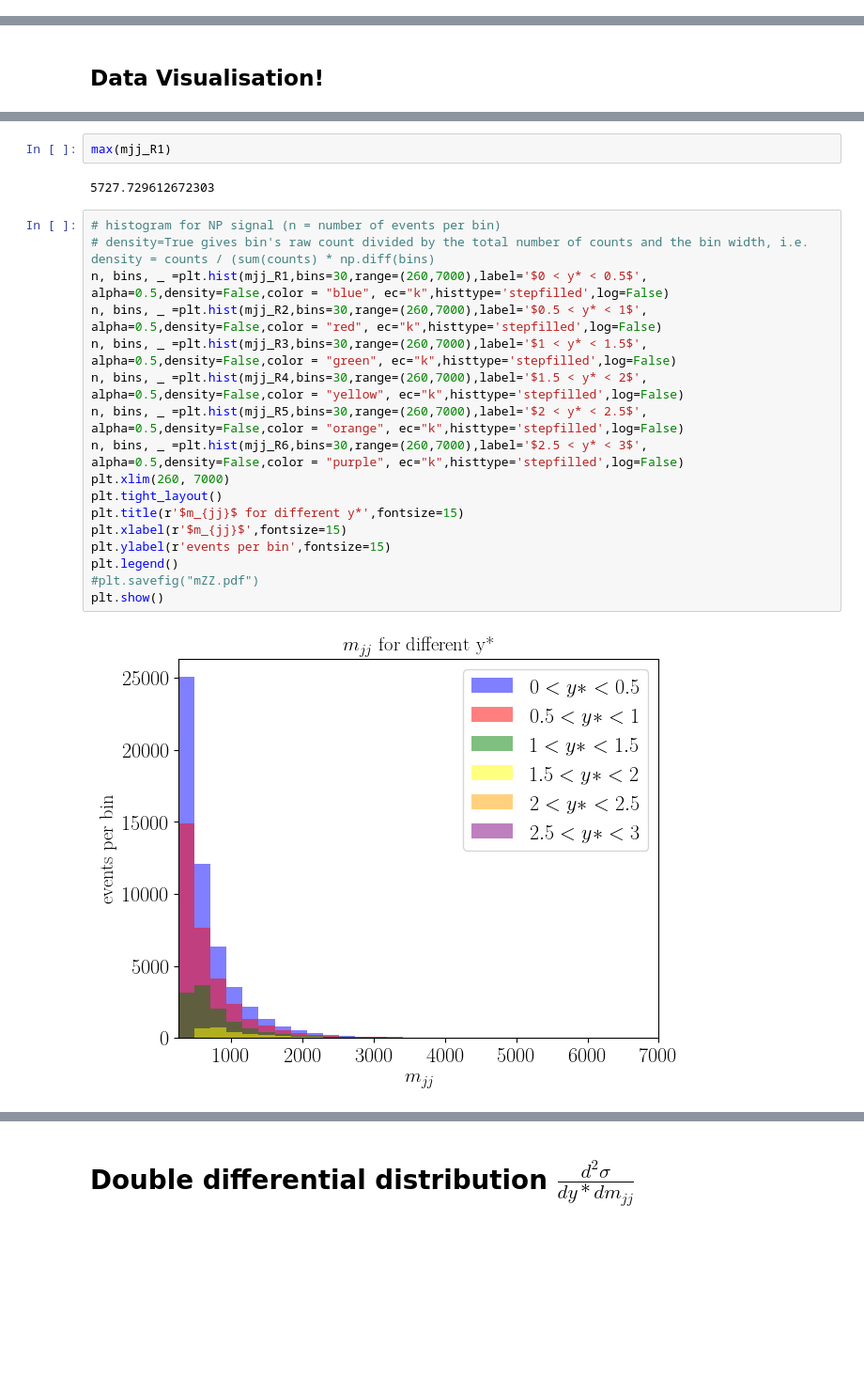
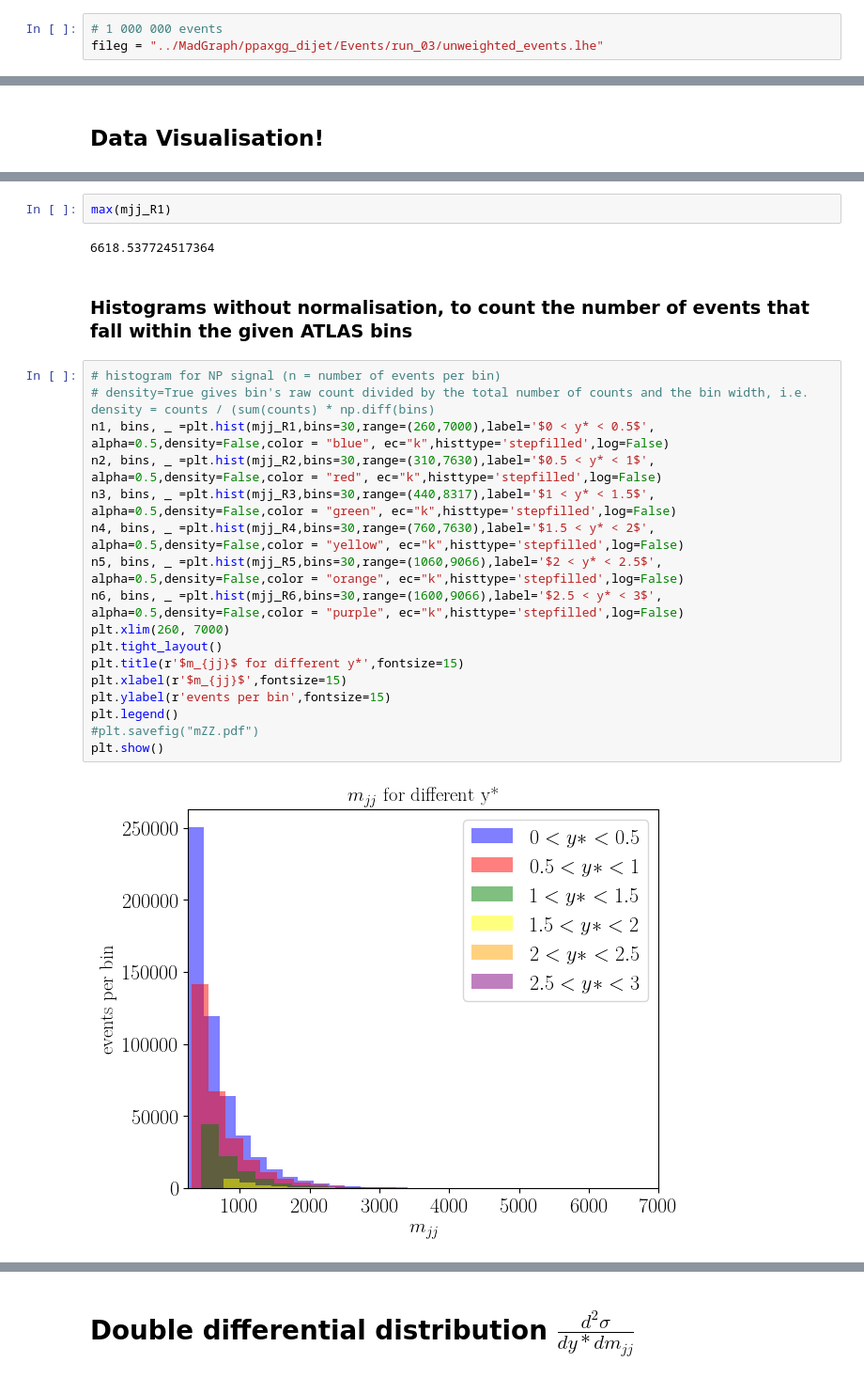
Before and after one commit to mariaubiali/ALPsPheno, a Jupyter notebook: ALP_Global/notebooks/gg_dijet.ipynb, the cells around one changed output, grey strips where cells are left out. Shown at 94% size. Drawn from its saved outputs; the diff is of its cells as text; blank space fills up the shorter version.

```diff
--- a/ALP_Global/notebooks/gg_dijet.ipynb
+++ b/ALP_Global/notebooks/gg_dijet.ipynb
@@ -44,3 +50,6 @@ fileg = "../MadGraph/ppaxgg_dijet/Events/run_02/unweighted_events.lhe"
+# %%
+# 1 000 000 events
+fileg = "../MadGraph/ppaxgg_dijet/Events/run_03/unweighted_events.lhe"
 # %%
 events = pylhe.to_awkward(pylhe.read_lhe_with_attributes(fileg))
 # %% [markdown]
@@ -151,23 +160,25 @@ print(len(mjj_R6))
 # %%
 max(mjj_R1)
 # %% [output]
-5727.729612672303
+6618.537724517364
+# %% [markdown]
+### Histograms without normalisation, to count the number of events that fall within the given ATLAS bins
 # %%
 # histogram for NP signal (n = number of events per bin)
 # density=True gives bin's raw count divided by the total number of counts and the bin width, i.e. density = counts / (sum(counts) * np.diff(bins)
-n, bins, _ =plt.hist(mjj_R1,bins=30,range=(260,7000),label='$0 < y* < 0.5$', alpha=0.5,density=False,color = "blue", ec="k",histtype='stepfilled',log=False)
-n, bins, _ =plt.hist(mjj_R2,bins=30,range=(260,7000),label='$0.5 < y* < 1$', alpha=0.5,density=False,color = "red", ec="k",histtype='stepfilled',log=False)
-n, bins, _ =plt.hist(mjj_R3,bins=30,range=(260,7000),label='$1 < y* < 1.5$', alpha=0.5,density=False,color = "green", ec="k",histtype='stepfilled',log=False)
-n, bins, _ =plt.hist(mjj_R4,bins=30,range=(260,7000),label='$1.5 < y* < 2$', alpha=0.5,density=False,color = "yellow", ec="k",histtype='stepfilled',log=False)
-n, bins, _ =plt.hist(mjj_R5,bins=30,range=(260,7000),label='$2 < y* < 2.5$', alpha=0.5,density=False,color = "orange", ec="k",histtype='stepfilled',log=False)
-n, bins, _ =plt.hist(mjj_R6,bins=30,range=(260,7000),label='$2.5 < y* < 3$', alpha=0.5,density=False,color = "purple", ec="k",histtype='stepfilled',log=False)
+n1, bins, _ =plt.hist(mjj_R1,bins=30,range=(260,7000),label='$0 < y* < 0.5$', alpha=0.5,density=False,color = "blue", ec="k",histtype='stepfilled',log=False)
+n2, bins, _ =plt.hist(mjj_R2,bins=30,range=(310,7630),label='$0.5 < y* < 1$', alpha=0.5,density=False,color = "red", ec="k",histtype='stepfilled',log=False)
+n3, bins, _ =plt.hist(mjj_R3,bins=30,range=(440,8317),label='$1 < y* < 1.5$', alpha=0.5,density=False,color = "green", ec="k",histtype='stepfilled',log=False)
+n4, bins, _ =plt.hist(mjj_R4,bins=30,range=(760,7630),label='$1.5 < y* < 2$', alpha=0.5,density=False,color = "yellow", ec="k",histtype='stepfilled',log=False)
+n5, bins, _ =plt.hist(mjj_R5,bins=30,range=(1060,9066),label='$2 < y* < 2.5$', alpha=0.5,density=False,color = "orange", ec="k",histtype='stepfilled',log=False)
+n6, bins, _ =plt.hist(mjj_R6,bins=30,range=(1600,9066),label='$2.5 < y* < 3$', alpha=0.5,density=False,color = "purple", ec="k",histtype='stepfilled',log=False)
 plt.xlim(260, 7000)
 plt.tight_layout()
 plt.title(r'$m_{jj}$ for different y*',fontsize=15)
 plt.xlabel(r'$m_{jj}$',fontsize=15)
 plt.ylabel(r'events per bin',fontsize=15)
 plt.legend()
 #plt.savefig("mZZ.pdf")
 plt.show()
 # %% [output]
-[figure, old version]
+[figure, new version]
```
Also changed, not shown: parts of 64 cells of this notebook, 10 other files.
